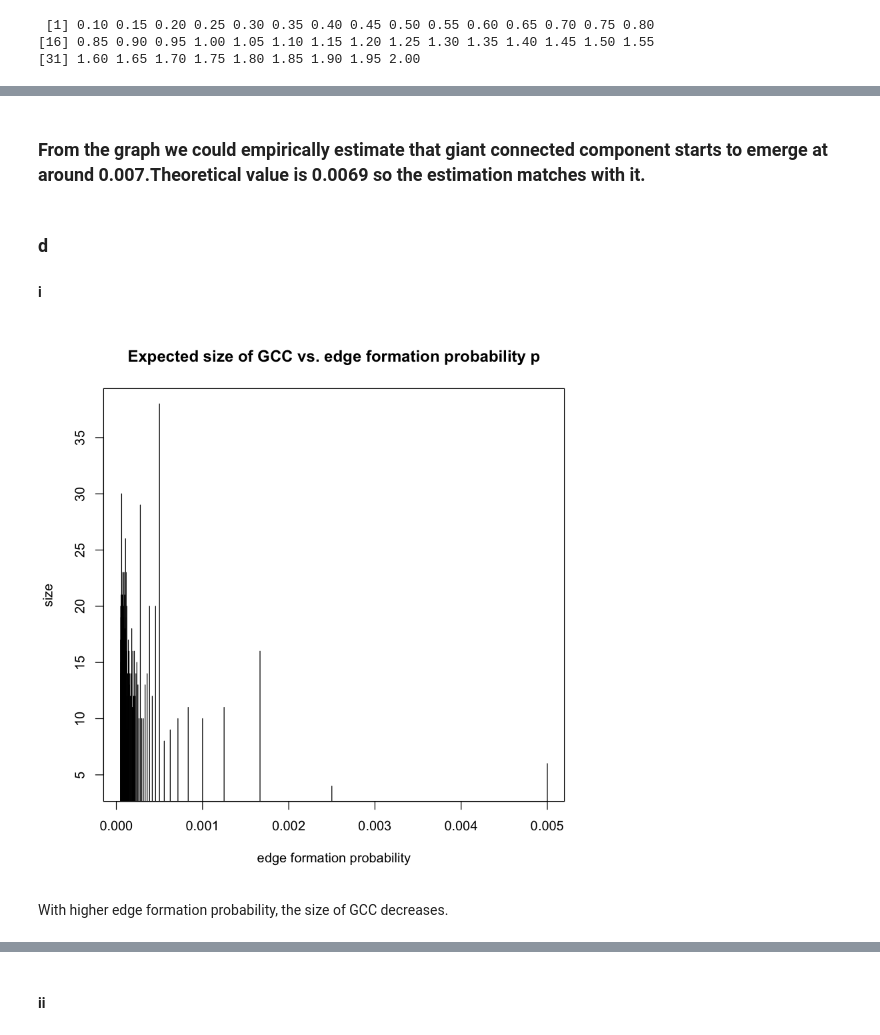
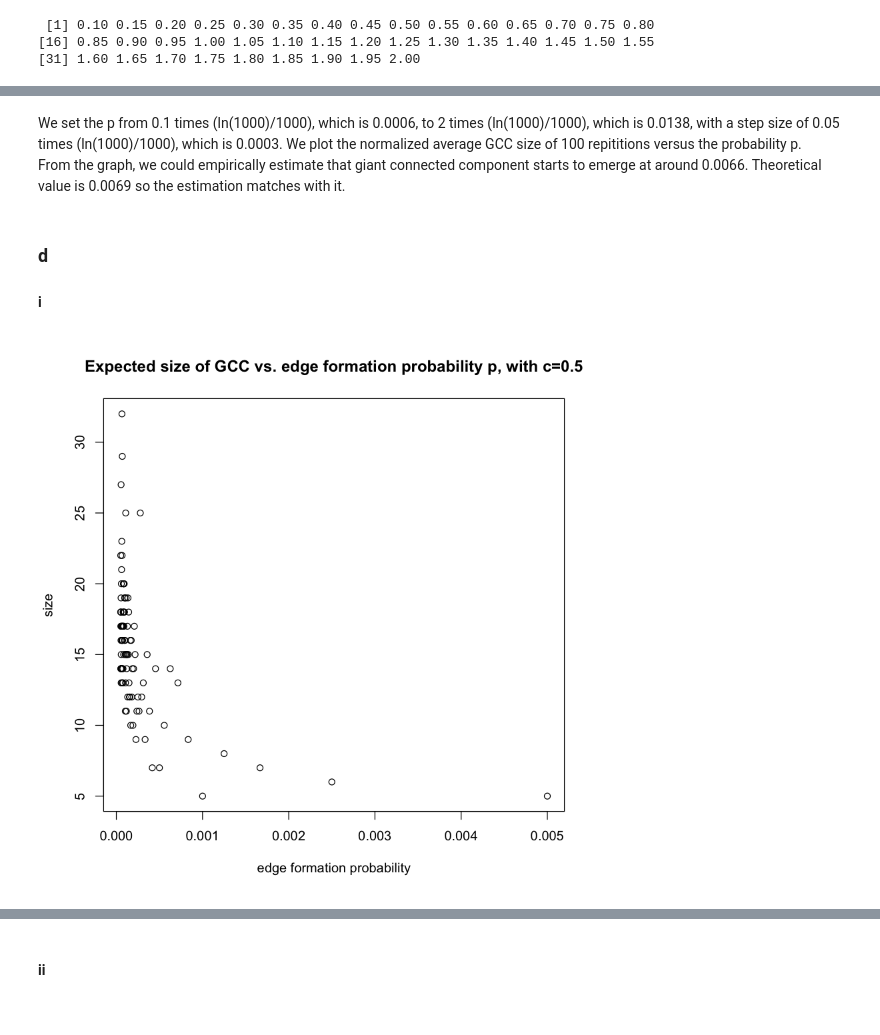
Before and after one commit to wanghran/ECE232_Graph, a Jupyter notebook: Part1_problem1.ipynb, the cells around one changed output, grey strips where cells are left out. Drawn from its saved outputs; the diff is of its cells as text; code cells hidden in the pictures.

```diff
--- a/Part1_problem1.ipynb
+++ b/Part1_problem1.ipynb
@@ -181,23 +174,22 @@ plot(plist,mylist,main="normalized GCC sizes vs p",xlab="p",ylab="normalized GCC
 # %% [markdown]
-### From the graph we could empirically estimate that giant connected component starts to emerge at around 0.007.Theoretical value is 0.0069 so the estimation matches with it.
+We set the p from 0.1 times (ln(1000)/1000), which is 0.0006, to 2 times (ln(1000)/1000), which is 0.0138, with a step size of 0.05 times (ln(1000)/1000), which is 0.0003. We plot the normalized average GCC size of 100 repititions versus the probability p.
+From the graph, we could empirically estimate that giant connected component starts to emerge at around 0.0066. Theoretical value is 0.0069 so the estimation matches with it.
 # %% [markdown]
 ### d
 #### i
 # %%
 node_list <- seq(100, 10000, 100)
 GCC_size_d <- list()
 prob_list_d <- list()
 for (num in node_list) {
     g1d = erdos.renyi.game(num, 0.5/num, directed=F)
     g1d.components <- clusters(g1d)
     size_d <- g1d.components$csize
     GCC_size_d <- c(GCC_size_d, list(max(size_d)))
 }
 for (num in node_list) {
     prob_list_d <- c(prob_list_d, list(0.5/num))
 }
-plot(prob_list_d, GCC_size_d, main="Expected size of GCC vs. edge formation probability p",xlab="edge formation probability",ylab="size", type="h")
+plot(prob_list_d, GCC_size_d, main="Expected size of GCC vs. edge formation probability p, with c=0.5",xlab="edge formation probability",ylab="size")
 # %% [output]
-[figure, old version]
+[figure, new version]
-# %% [markdown]
-With higher edge formation probability, the size of GCC decreases.
```
Also changed, not shown: parts of 8 cells of this notebook.
